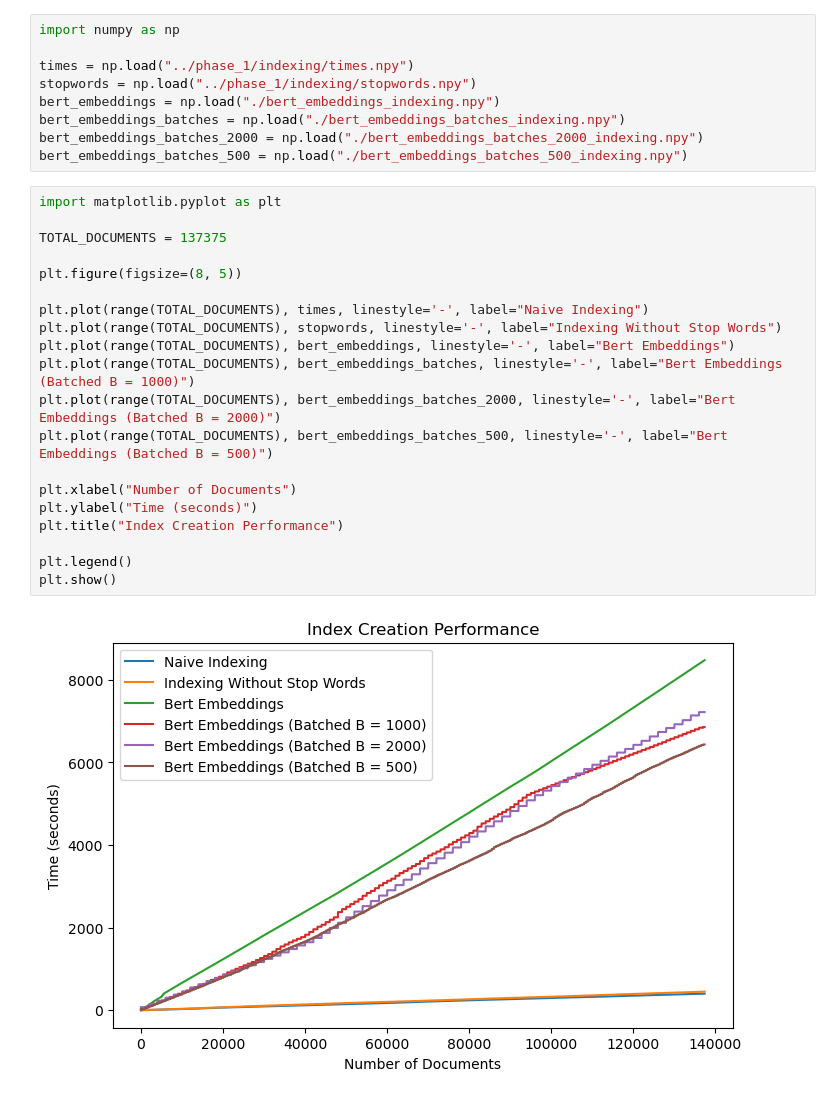
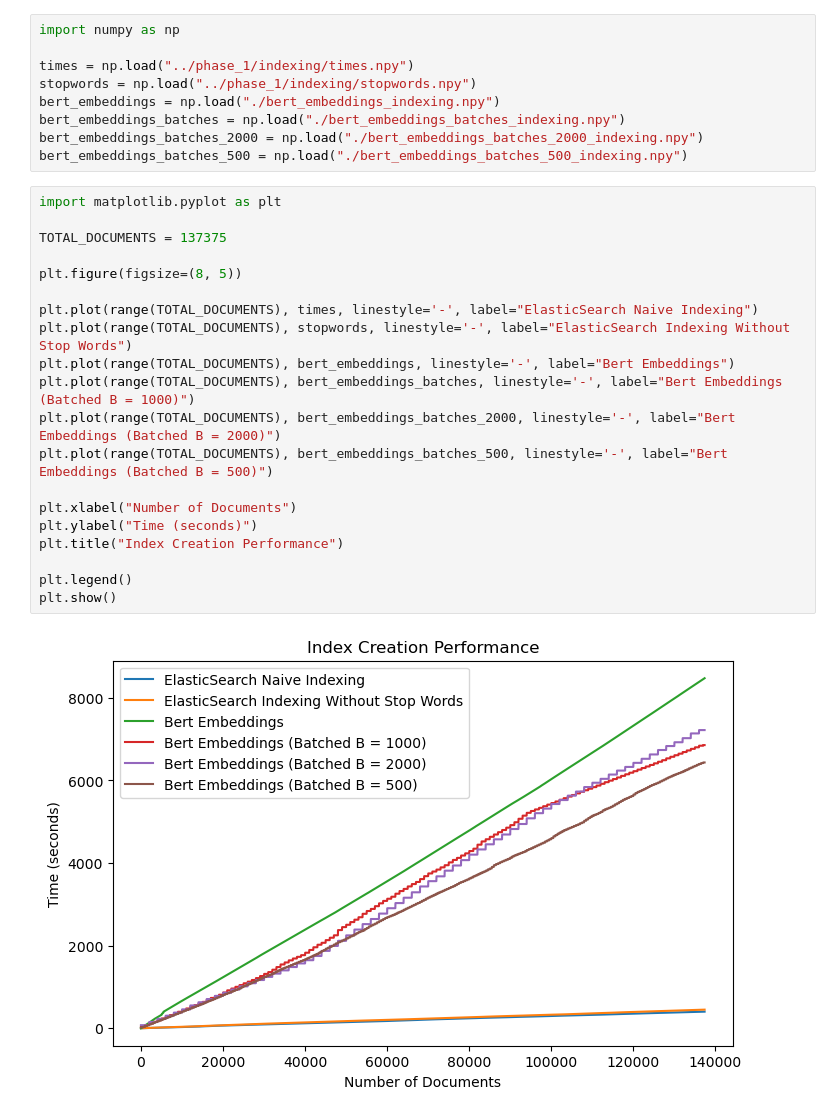
Before and after one commit to shahdivyank/cs242-info-ret, a Jupyter notebook: phase_2/visualization.ipynb, the cells around one changed output. Drawn from its saved outputs; the diff is of its cells as text.

Commit message:
fix labels

```diff
--- a/phase_2/visualization.ipynb
+++ b/phase_2/visualization.ipynb
@@ -10,22 +10,22 @@ bert_embeddings_batches_500 = np.load("./bert_embeddings_batches_500_indexing.np
 # %%
 import matplotlib.pyplot as plt
 
 TOTAL_DOCUMENTS = 137375
 
 plt.figure(figsize=(8, 5))
 
-plt.plot(range(TOTAL_DOCUMENTS), times, linestyle='-', label="Naive Indexing")
-plt.plot(range(TOTAL_DOCUMENTS), stopwords, linestyle='-', label="Indexing Without Stop Words")
+plt.plot(range(TOTAL_DOCUMENTS), times, linestyle='-', label="ElasticSearch Naive Indexing")
+plt.plot(range(TOTAL_DOCUMENTS), stopwords, linestyle='-', label="ElasticSearch Indexing Without Stop Words")
 plt.plot(range(TOTAL_DOCUMENTS), bert_embeddings, linestyle='-', label="Bert Embeddings")
 plt.plot(range(TOTAL_DOCUMENTS), bert_embeddings_batches, linestyle='-', label="Bert Embeddings (Batched B = 1000)")
 plt.plot(range(TOTAL_DOCUMENTS), bert_embeddings_batches_2000, linestyle='-', label="Bert Embeddings (Batched B = 2000)")
 plt.plot(range(TOTAL_DOCUMENTS), bert_embeddings_batches_500, linestyle='-', label="Bert Embeddings (Batched B = 500)")
 
 plt.xlabel("Number of Documents")
 plt.ylabel("Time (seconds)")
 plt.title("Index Creation Performance")
 
 plt.legend()
 plt.show()
 # %% [output]
-[figure, old version]
+[figure, new version]
```
